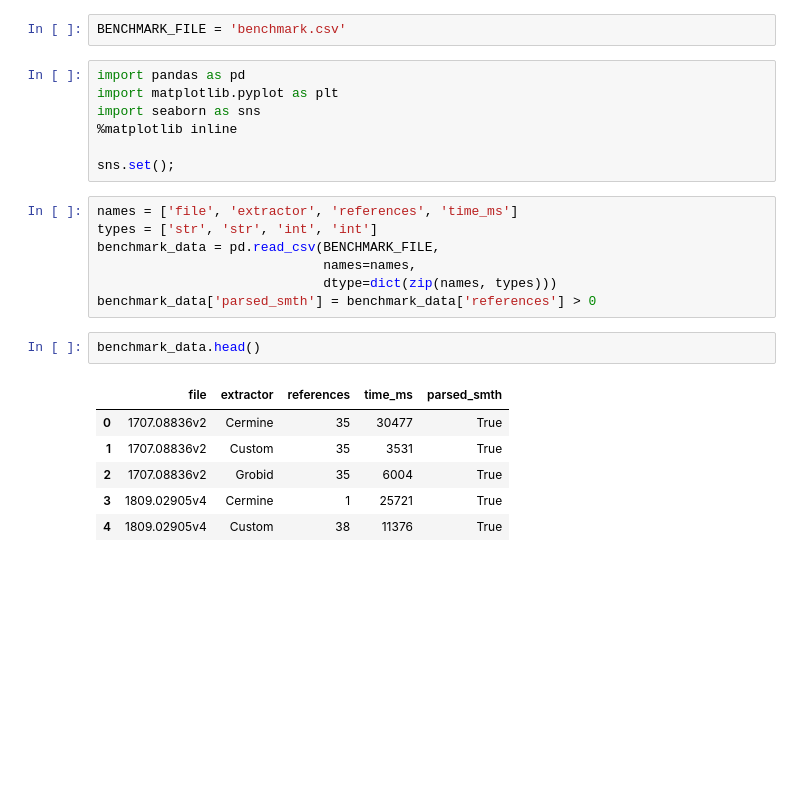
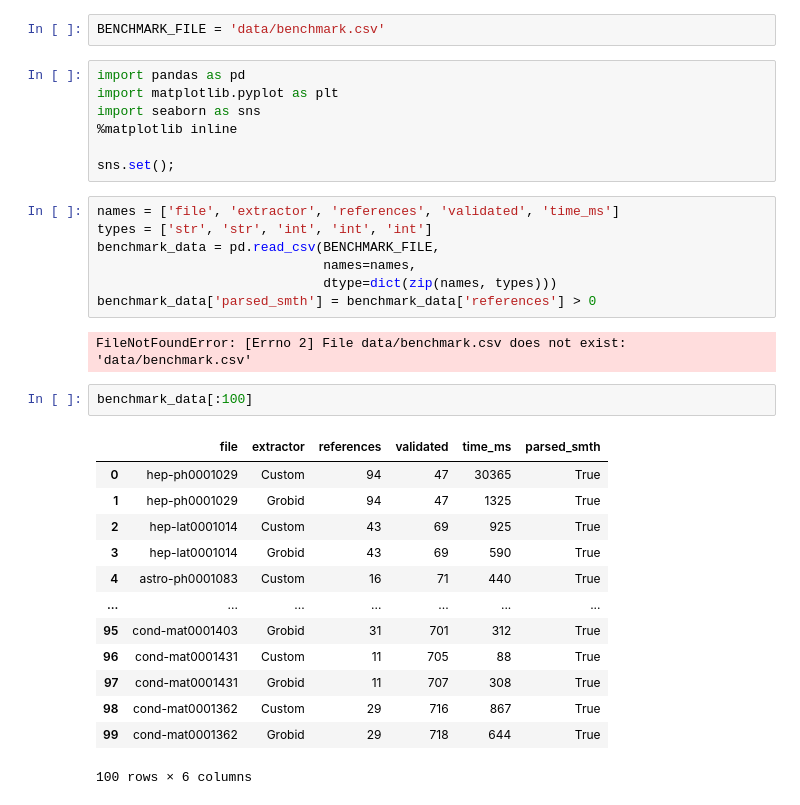
Before and after one commit to ilyavoronin/preprint_server, a Jupyter notebook: benchmarks/benchmark.ipynb, the cells around one changed output. Cells and saved outputs as stored; diff of their text form; blank space fills up the shorter version.

```diff
--- a/benchmarks/benchmark.ipynb
+++ b/benchmarks/benchmark.ipynb
@@ -1,5 +1,5 @@
 # %%
-BENCHMARK_FILE = 'benchmark.csv'
+BENCHMARK_FILE = 'data/benchmark.csv'
 # %%
 import pandas as pd
 import matplotlib.pyplot as plt
@@ -8,21 +8,30 @@ import seaborn as sns
 
 sns.set();
 # %%
-names = ['file', 'extractor', 'references', 'time_ms']
-types = ['str', 'str', 'int', 'int']
+names = ['file', 'extractor', 'references', 'validated', 'time_ms']
+types = ['str', 'str', 'int', 'int', 'int']
 benchmark_data = pd.read_csv(BENCHMARK_FILE,
                              names=names,
                              dtype=dict(zip(names, types)))
 benchmark_data['parsed_smth'] = benchmark_data['references'] > 0
+# %% [output]
+FileNotFoundError: [Errno 2] File data/benchmark.csv does not exist: 'data/benchmark.csv'
 # %%
-benchmark_data.head()
+benchmark_data[:100]
 # %% [output]
-|  | file | extractor | references | time_ms | parsed_smth |
-| 0 | 1707.08836v2 | Cermine | 35 | 30477 | True |
-| 1 | 1707.08836v2 | Custom | 35 | 3531 | True |
-| 2 | 1707.08836v2 | Grobid | 35 | 6004 | True |
-| 3 | 1809.02905v4 | Cermine | 1 | 25721 | True |
-| 4 | 1809.02905v4 | Custom | 38 | 11376 | True |
+|  | file | extractor | references | validated | time_ms | parsed_smth |
+| 0 | hep-ph0001029 | Custom | 94 | 47 | 30365 | True |
+| 1 | hep-ph0001029 | Grobid | 94 | 47 | 1325 | True |
+| 2 | hep-lat0001014 | Custom | 43 | 69 | 925 | True |
+| 3 | hep-lat0001014 | Grobid | 43 | 69 | 590 | True |
+| 4 | astro-ph0001083 | Custom | 16 | 71 | 440 | True |
+| ... | ... | ... | ... | ... | ... | ... |
+| 95 | cond-mat0001403 | Grobid | 31 | 701 | 312 | True |
+| 96 | cond-mat0001431 | Custom | 11 | 705 | 88 | True |
+| 97 | cond-mat0001431 | Grobid | 11 | 707 | 308 | True |
+| 98 | cond-mat0001362 | Custom | 29 | 716 | 867 | True |
+| 99 | cond-mat0001362 | Grobid | 29 | 718 | 644 | True |
+100 rows × 6 columns
 # %%
 benchmark_data.groupby('extractor').agg(
     average_references=pd.NamedAgg(column='references', aggfunc='mean'),
```
Also changed, not shown: parts of 2 cells of this notebook, 1 other file.
